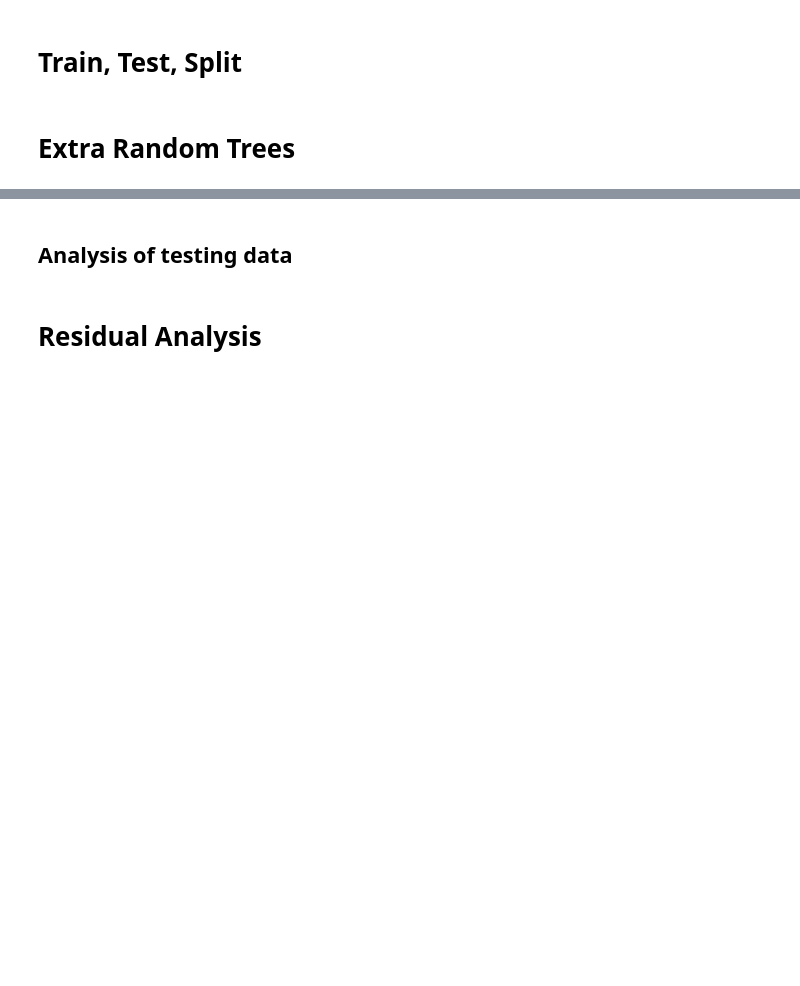
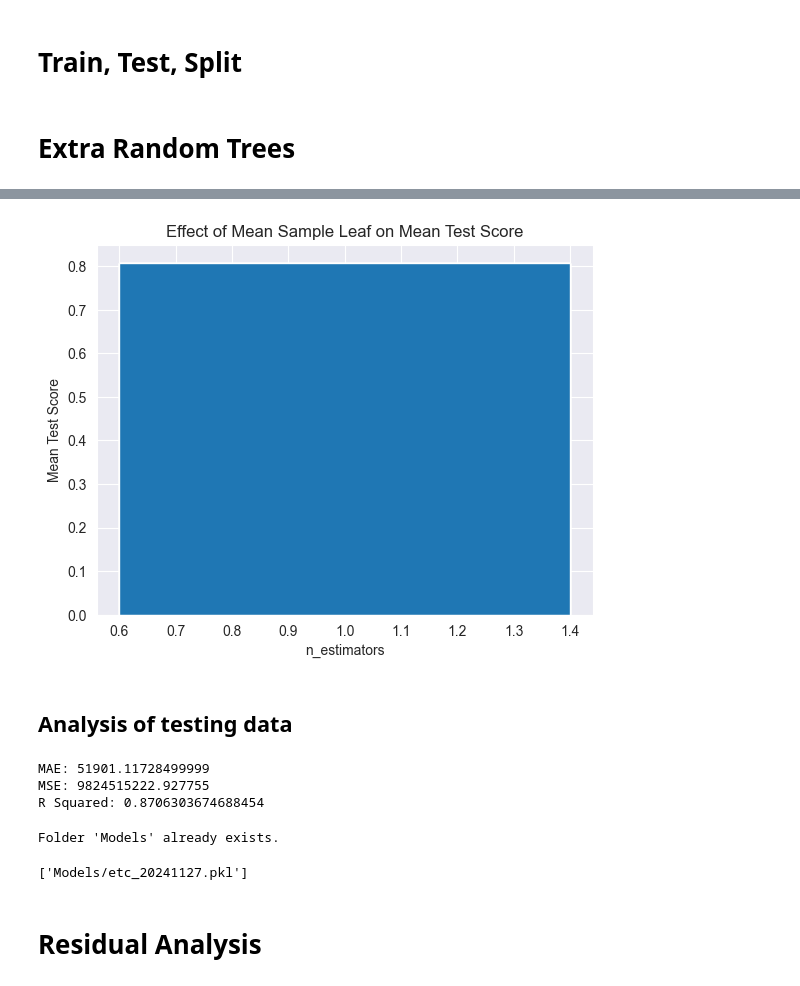
Before and after one commit to PorkChopExpress86/HouseProtestValues, a Jupyter notebook: HouseValues.ipynb, the cells around one changed output, grey strips where cells are left out. Cells and saved outputs as stored; diff of their text form; code cells hidden in the pictures; blank space fills up the shorter version.

```diff
--- a/HouseValues.ipynb
+++ b/HouseValues.ipynb
@@ -225,21 +262,27 @@ plt.show()
 # %%
 plt.bar(
-    etc_cv_results["param_min_samples_leaf"],
-    etc_cv_results["mean_test_score"],
+    ert_cv_results["param_min_samples_leaf"],
+    ert_cv_results["mean_test_score"],
     width=0.8,
 )
 plt.xlabel("n_estimators")
 plt.ylabel("Mean Test Score")
 plt.title("Effect of Mean Sample Leaf on Mean Test Score")
 plt.show()
+# %% [output]
+[figure, added]
 # %% [markdown]
 ## Analysis of testing data
 # %%
-etc_pred = etc_cv.predict(x_test)
+etc_pred = etr_cv.predict(x_test)
 etc_mae = mean_absolute_error(y_test, etc_pred)
 etc_mse = mean_squared_error(y_test, etc_pred)
 etc_r2 = r2_score(y_test, etc_pred)
 print(f"MAE: {etc_mae}\nMSE: {etc_mse}\nR Squared: {etc_r2}\n")
+# %% [output]
+MAE: 51901.11728499999
+MSE: 9824515222.927755
+R Squared: 0.8706303674688454
 # %%
 # Define the folder name
 folder_name = "Models"
@@ -257,7 +300,10 @@ current_date = datetime.now()
 # Format the date as YYYYmmdd
 formatted_date = current_date.strftime("%Y%m%d")
 
-joblib.dump(etc_cv, f"Models/etc_{formatted_date}.pkl")
+joblib.dump(etr_cv, f"Models/etc_{formatted_date}.pkl")
+# %% [output]
+Folder 'Models' already exists.
+['Models/etc_20241127.pkl']
 # %% [markdown]
 # Residual Analysis
 # %%
```
Also changed, not shown: parts of 37 cells of this notebook.
